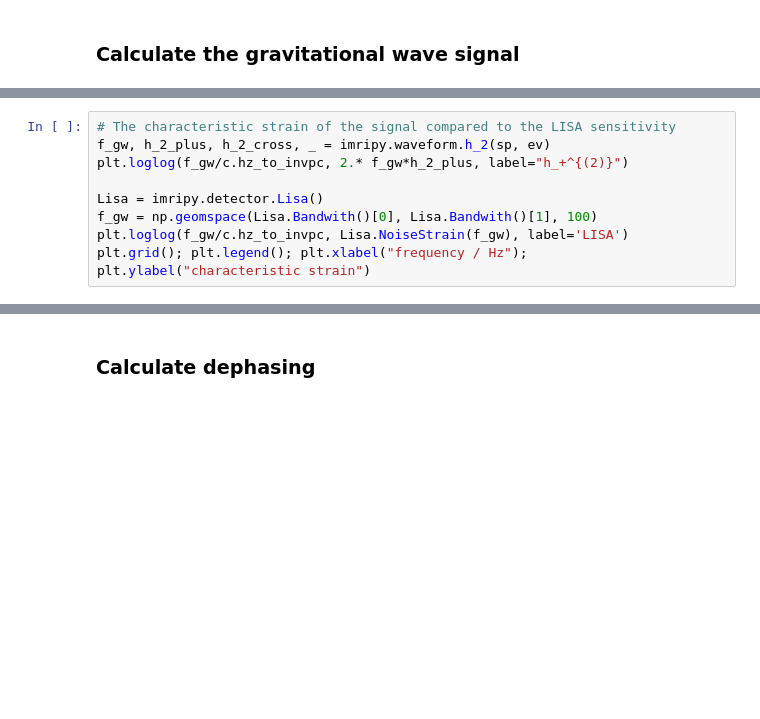
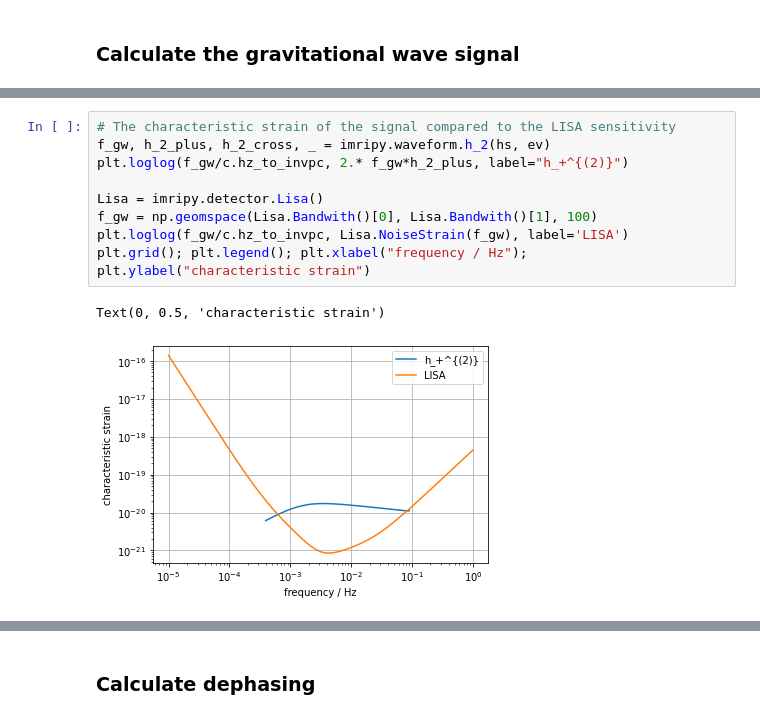
Before and after one commit to DMGW-Goethe/imripy, a Jupyter notebook: examples/BasicExample.ipynb, the cells around one changed output, grey strips where cells are left out. Cells and saved outputs as stored; diff of their text form; blank space fills up the shorter version.

```diff
--- a/examples/BasicExample.ipynb
+++ b/examples/BasicExample.ipynb
@@ -86,9 +106,12 @@ plt.grid(); plt.legend(); plt.xlabel("time to merger / s")
 # %%
 # The characteristic strain of the signal compared to the LISA sensitivity
-f_gw, h_2_plus, h_2_cross, _ = imripy.waveform.h_2(sp, ev)
+f_gw, h_2_plus, h_2_cross, _ = imripy.waveform.h_2(hs, ev)
 plt.loglog(f_gw/c.hz_to_invpc, 2.* f_gw*h_2_plus, label="h_+^{(2)}")
 
 Lisa = imripy.detector.Lisa()
 f_gw = np.geomspace(Lisa.Bandwith()[0], Lisa.Bandwith()[1], 100)
 plt.loglog(f_gw/c.hz_to_invpc, Lisa.NoiseStrain(f_gw), label='LISA')
 plt.grid(); plt.legend(); plt.xlabel("frequency / Hz"); plt.ylabel("characteristic strain")
+# %% [output]
+Text(0, 0.5, 'characteristic strain')
+[figure, added]
```
Also changed, not shown: parts of 21 cells of this notebook, 1 other file.
